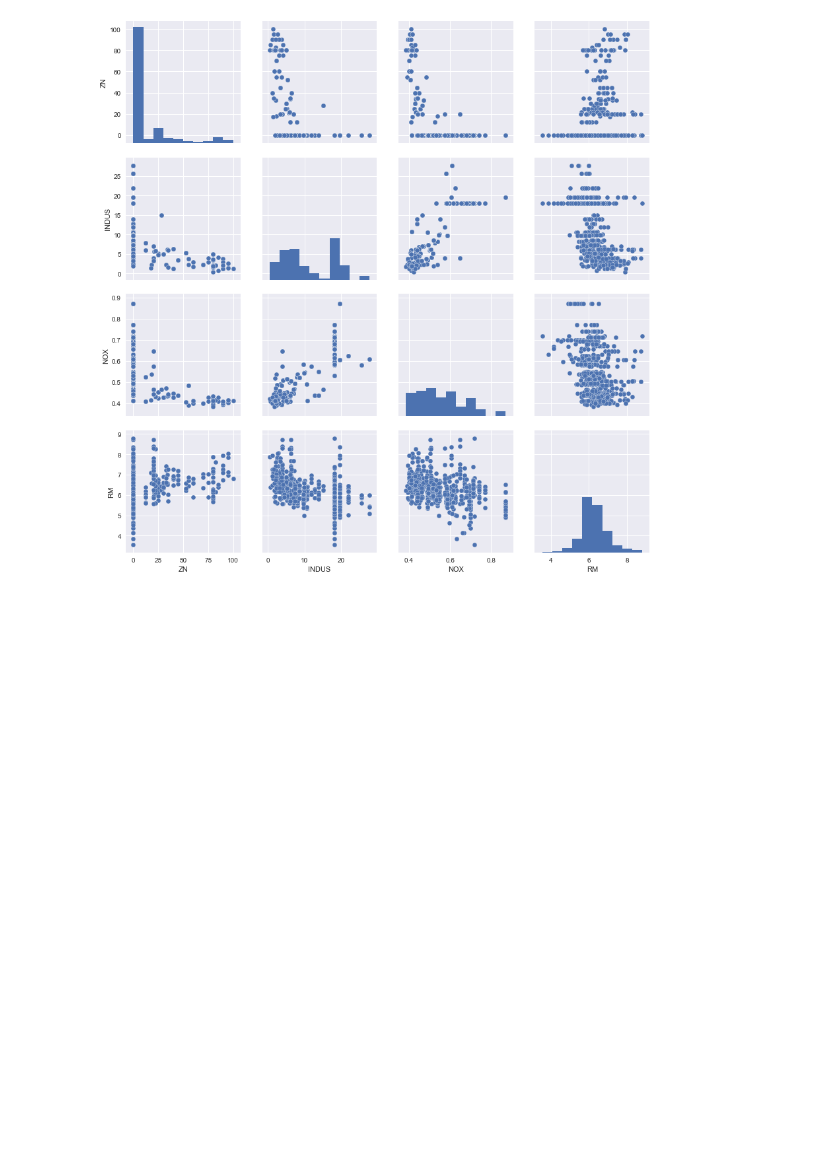
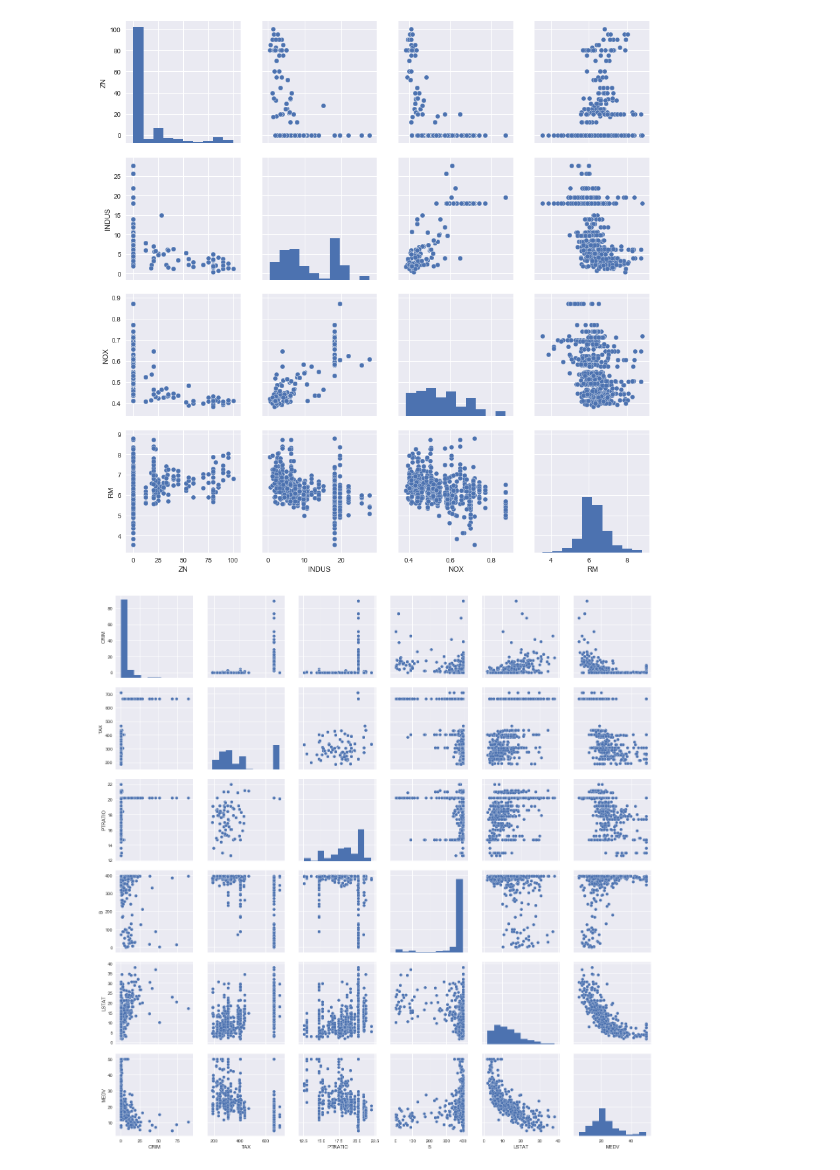
Before and after one commit to carotkut94/ML, a Jupyter notebook: HousingDataUCI.ipynb, the cells around one changed output. Cells and saved outputs as stored; diff of their text form; code cells hidden in the pictures; blank space fills up the shorter version.

```diff
--- a/HousingDataUCI.ipynb
+++ b/HousingDataUCI.ipynb
@@ -78,3 +78,10 @@ sns.pairplot(df[col_to_study], size=3)
 plt.show()
 # %% [output]
 [figure]
+# %%
+col_study_2 = ["CRIM", "TAX", "PTRATIO", "B", "LSTAT", "MEDV"]
+# %%
+sns.pairplot(df[col_study_2], size=3)
+plt.show()
+# %% [output]
+[figure, added]
```
